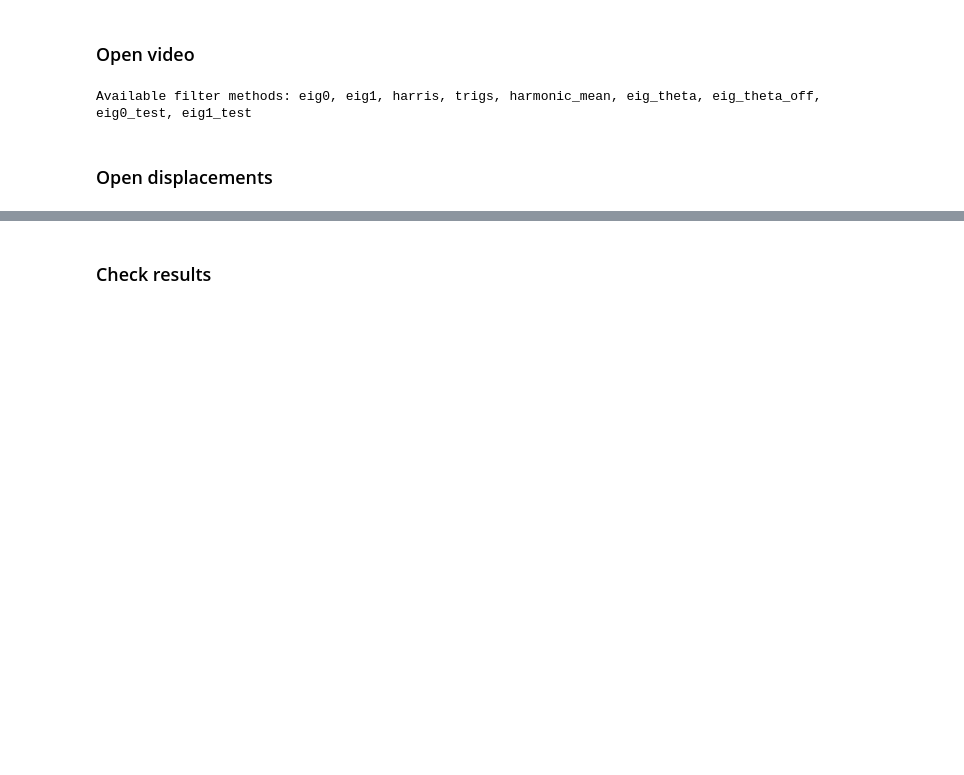
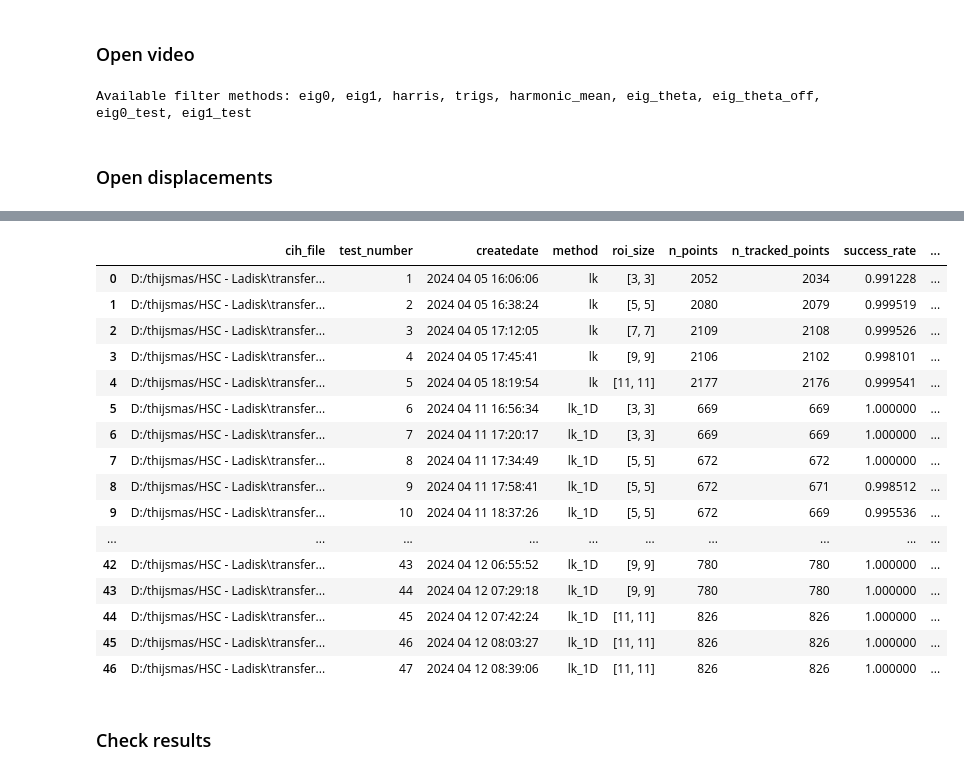
Before and after one commit to ThijsIllimited/pyidi, a Jupyter notebook: scripts/EMA_inverted_cube.ipynb, the cells around one changed output, grey strips where cells are left out. Saved outputs shown, nothing was run; the diff lists cells and outputs as text; code cells hidden in the pictures; blank space fills up the shorter version.

```diff
--- a/scripts/EMA_inverted_cube.ipynb
+++ b/scripts/EMA_inverted_cube.ipynb
@@ -29,41 +30,3 @@ DIC_structure = DIC_Structure(file_path)
 Available filter methods: eig0, eig1, harris, trigs, harmonic_mean, eig_theta, eig_theta_off, eig0_test, eig1_test
 # %% [markdown]
 ### Open displacements
-# %%
-df = {'test_number':[], 'createdate':[], 'method':[], 'roi_size':[], 'n_points':[], 'n_tracked_points':[], 'success_rate': [], 'dxy':[], 'subset_size':[]}
-max_d = 3
-max_dd = 1
-for test_number in range(1, 50):
-    points, d, settings = DIC_structure.load_results(test_number=test_number)
-    td = d +  points.reshape(len(points),1,2)
-
-    mask = ((np.max(np.linalg.norm(d, axis=2), axis = 1) < max_d)) #& (np.max(np.linalg.norm(np.diff(d, axis = 1), axis=2), axis = 1) < max_dd)
-    n_tracked_points = np.sum(mask)
-
-    cih_file    = settings['cih_file']
-    createdate  = settings['createdate']
-    DIC_structure.info = settings['info']
-    method = settings['method']
-    DIC_settings = settings['settings']
-    roi_size = DIC_settings['roi_size']
-    try:
-        subset_size = DIC_settings['subset_size']
-        polygon = np.array(DIC_structure.info['Polygon'])
-        dxy = np.array(DIC_structure.info['Direction'])
-    except:
-        subset_size = None
-        polygon = None
-        dxy = None
-    df['test_number'].append(test_number)
-    df['createdate'].append(createdate)
-    df['method'].append(method)
-    df['roi_size'].append(roi_size)
-    df['n_points'].append(len(points))
-    df['n_tracked_points'].append(n_tracked_points)
-    df['success_rate'].append(n_tracked_points/len(points))
-    df['dxy'].append(dxy)
-    df['subset_size'].append(subset_size)
-
-df = pd.DataFrame(df)
-
-createdate, method, roi_size, len(points), dxy, subset_size
@@ -72,2 +33,25 @@ createdate, method, roi_size, len(points), dxy, subset_size
+# %%
+max_d = 3
+max_dd = 1
+df = DIC_structure.list_test_data(max_d = max_d, max_dd = max_dd, test_range = range(1, 48))
+df
+# %% [output]
+|  | cih_file | test_number | createdate | method | roi_size | n_points | n_tracked_points | success_rate | ... |
+| 0 | D:/thijsmas/HSC - Ladisk\transfer... | 1 | 2024 04 05 16:06:06 | lk | [3, 3] | 2052 | 2034 | 0.991228 | ... |
+| 1 | D:/thijsmas/HSC - Ladisk\transfer... | 2 | 2024 04 05 16:38:24 | lk | [5, 5] | 2080 | 2079 | 0.999519 | ... |
+| 2 | D:/thijsmas/HSC - Ladisk\transfer... | 3 | 2024 04 05 17:12:05 | lk | [7, 7] | 2109 | 2108 | 0.999526 | ... |
+| 3 | D:/thijsmas/HSC - Ladisk\transfer... | 4 | 2024 04 05 17:45:41 | lk | [9, 9] | 2106 | 2102 | 0.998101 | ... |
+| 4 | D:/thijsmas/HSC - Ladisk\transfer... | 5 | 2024 04 05 18:19:54 | lk | [11, 11] | 2177 | 2176 | 0.999541 | ... |
+| 5 | D:/thijsmas/HSC - Ladisk\transfer... | 6 | 2024 04 11 16:56:34 | lk_1D | [3, 3] | 669 | 669 | 1.000000 | ... |
+| 6 | D:/thijsmas/HSC - Ladisk\transfer... | 7 | 2024 04 11 17:20:17 | lk_1D | [3, 3] | 669 | 669 | 1.000000 | ... |
+| 7 | D:/thijsmas/HSC - Ladisk\transfer... | 8 | 2024 04 11 17:34:49 | lk_1D | [5, 5] | 672 | 672 | 1.000000 | ... |
+| 8 | D:/thijsmas/HSC - Ladisk\transfer... | 9 | 2024 04 11 17:58:41 | lk_1D | [5, 5] | 672 | 671 | 0.998512 | ... |
+| 9 | D:/thijsmas/HSC - Ladisk\transfer... | 10 | 2024 04 11 18:37:26 | lk_1D | [5, 5] | 672 | 669 | 0.995536 | ... |
+| ... | ... | ... | ... | ... | ... | ... | ... | ... | ... |
+| 42 | D:/thijsmas/HSC - Ladisk\transfer... | 43 | 2024 04 12 06:55:52 | lk_1D | [9, 9] | 780 | 780 | 1.000000 | ... |
+| 43 | D:/thijsmas/HSC - Ladisk\transfer... | 44 | 2024 04 12 07:29:18 | lk_1D | [9, 9] | 780 | 780 | 1.000000 | ... |
+| 44 | D:/thijsmas/HSC - Ladisk\transfer... | 45 | 2024 04 12 07:42:24 | lk_1D | [11, 11] | 826 | 826 | 1.000000 | ... |
+| 45 | D:/thijsmas/HSC - Ladisk\transfer... | 46 | 2024 04 12 08:03:27 | lk_1D | [11, 11] | 826 | 826 | 1.000000 | ... |
+| 46 | D:/thijsmas/HSC - Ladisk\transfer... | 47 | 2024 04 12 08:39:06 | lk_1D | [11, 11] | 826 | 826 | 1.000000 | ... |
 # %% [markdown]
 ### Check results
```
Also changed, not shown: parts of 8 cells of this notebook.
